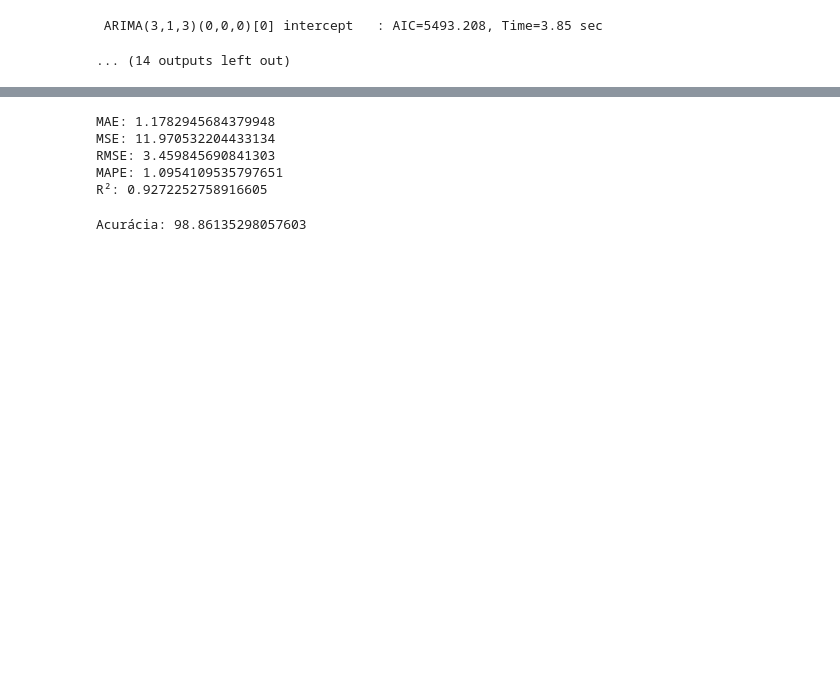
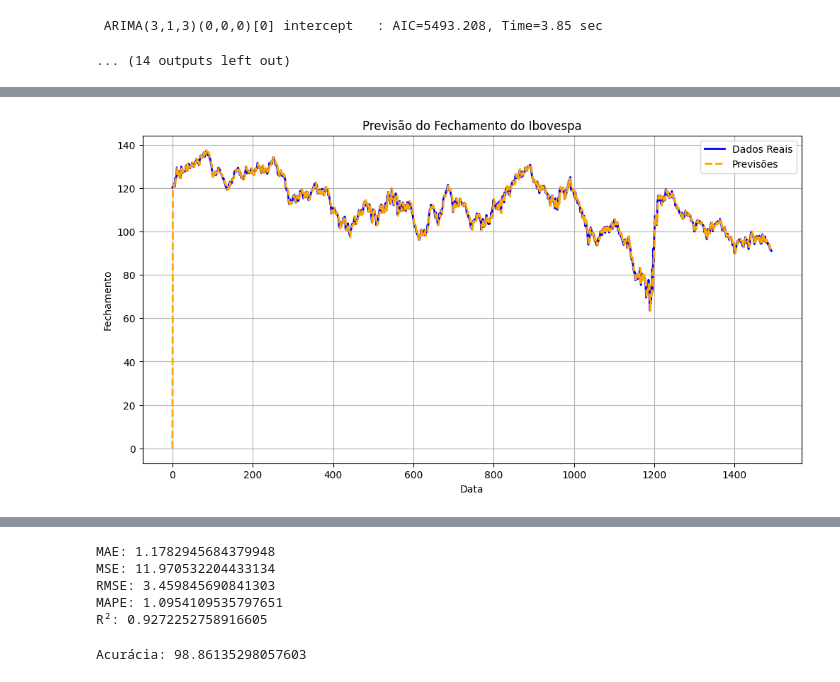
Before and after one commit to SuzanaKstro/Passo-a-passo, a Jupyter notebook: 14_01.ipynb, the cells around one changed output, grey strips where cells are left out. Drawn from its saved outputs; the diff is of its cells as text; code cells hidden in the pictures; blank space fills up the shorter version.

```diff
--- a/14_01.ipynb
+++ b/14_01.ipynb
@@ -190,0 +210,14 @@ df['Previsões'] = modelo_auto_arima.predict_in_sample()
+# %%
+df['Previsões'] = modelo_auto_arima.predict_in_sample()
+plt.figure(figsize=(12, 6))
+plt.plot(df['Fechamento'], label='Dados Reais', color='blue', linestyle='-', linewidth=2)
+plt.plot(df['Previsões'], label='Previsões', color='orange', linestyle='--', linewidth=2)
+plt.title('Previsão do Fechamento do Ibovespa')
+plt.xlabel('Data')
+plt.ylabel('Fechamento')
+plt.grid(True)
+plt.legend()
+
+plt.show()
+# %% [output]
+[figure, added]
```
Also changed, not shown: parts of 9 cells of this notebook.
